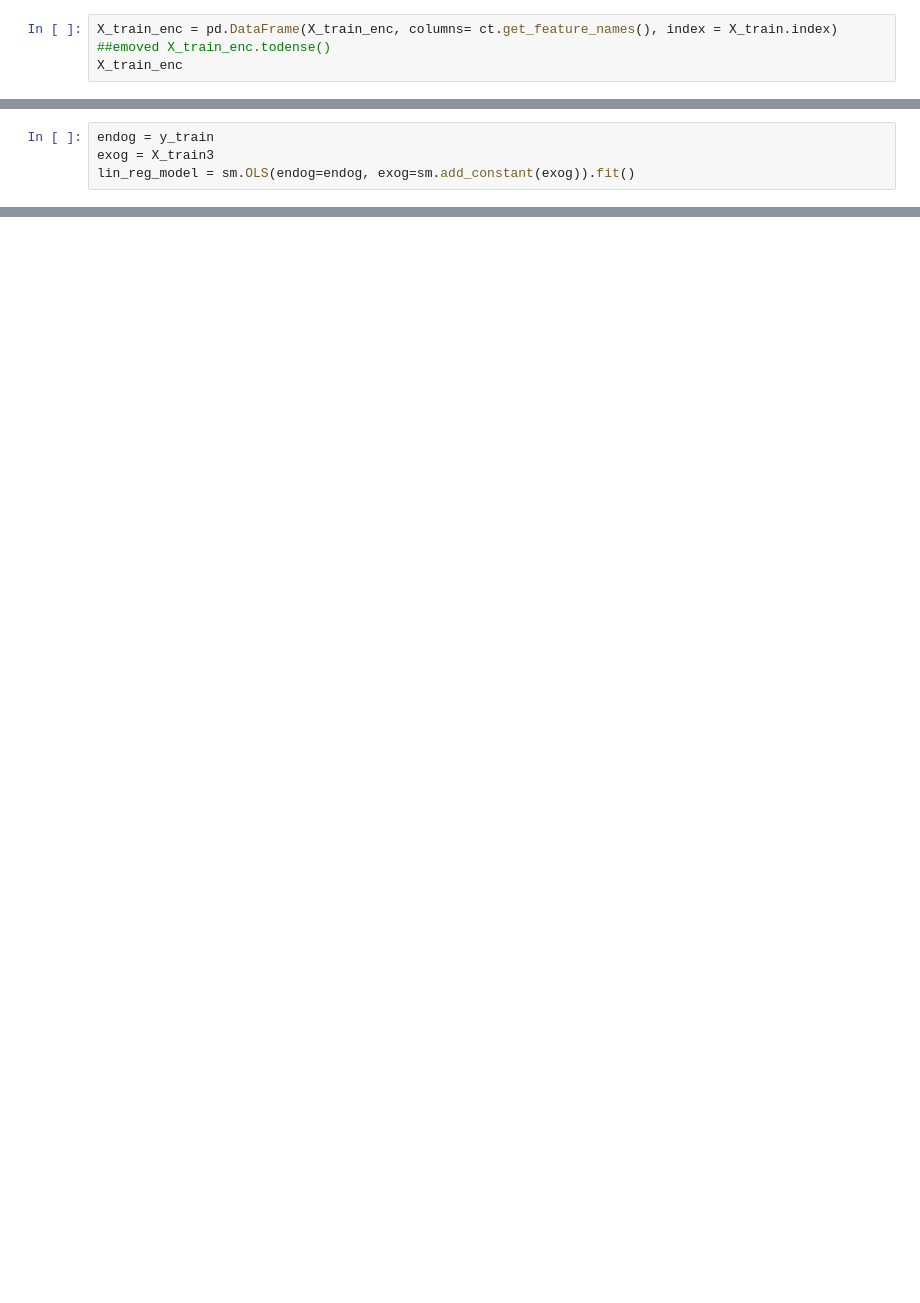
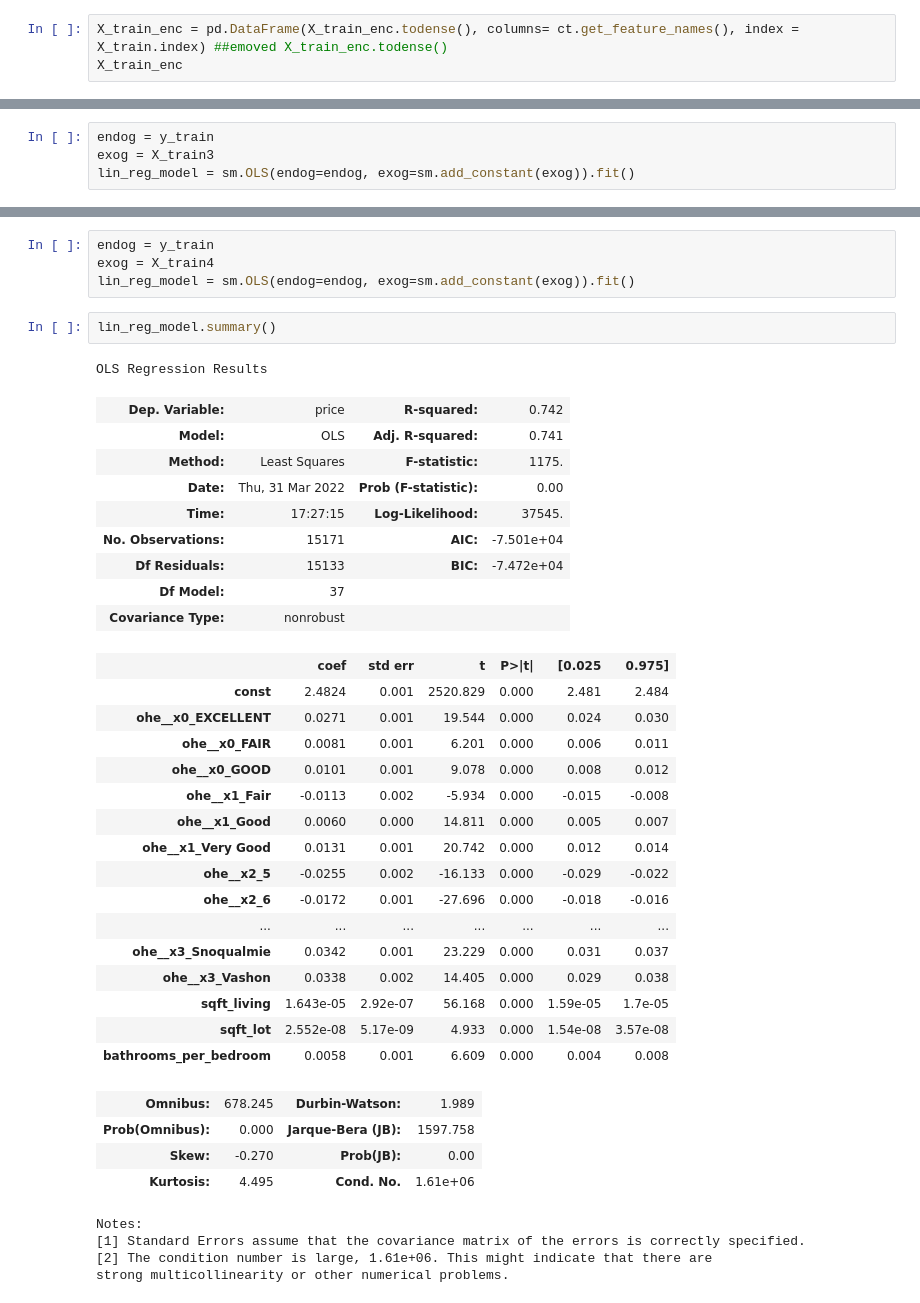
Before and after one commit to aliceagrawal/King-County-House-Sales, a Jupyter notebook: Model Building.ipynb, the cells around one changed output, grey strips where cells are left out. Drawn from its saved outputs; the diff is of its cells as text; blank space fills up the shorter version.

```diff
--- a/Model Building.ipynb
+++ b/Model Building.ipynb
@@ -212,5 +192,5 @@ len(y_train)
 # %%
-X_train_enc = pd.DataFrame(X_train_enc, columns= ct.get_feature_names(), index = X_train.index) ##emoved X_train_enc.todense()
+X_train_enc = pd.DataFrame(X_train_enc.todense(), columns= ct.get_feature_names(), index = X_train.index) ##emoved X_train_enc.todense()
 X_train_enc
 # %% [output]
 |  | ohe__x0_EXCELLENT | ohe__x0_FAIR | ohe__x0_GOOD | ohe__x0_NONE | ohe__x1_Fair | ohe__x1_Good | ohe__x1_Poor | ... |
@@ -468,0 +684,41 @@ lin_reg_model.summary()
+# %%
+endog = y_train
+exog = X_train4
+lin_reg_model = sm.OLS(endog=endog, exog=sm.add_constant(exog)).fit()
+# %%
+lin_reg_model.summary()
+# %% [output]
+OLS Regression Results
+| Dep. Variable: | price | R-squared: | 0.742 |
+| Model: | OLS | Adj. R-squared: | 0.741 |
+| Method: | Least Squares | F-statistic: | 1175. |
+| Date: | Thu, 31 Mar 2022 | Prob (F-statistic): | 0.00 |
+| Time: | 17:27:15 | Log-Likelihood: | 37545. |
+| No. Observations: | 15171 | AIC: | -7.501e+04 |
+| Df Residuals: | 15133 | BIC: | -7.472e+04 |
+| Df Model: | 37 |  |  |
+| Covariance Type: | nonrobust |  |  |
+|  | coef | std err | t | P>|t| | [0.025 | 0.975] |
+| const | 2.4824 | 0.001 | 2520.829 | 0.000 | 2.481 | 2.484 |
+| ohe__x0_EXCELLENT | 0.0271 | 0.001 | 19.544 | 0.000 | 0.024 | 0.030 |
+| ohe__x0_FAIR | 0.0081 | 0.001 | 6.201 | 0.000 | 0.006 | 0.011 |
+| ohe__x0_GOOD | 0.0101 | 0.001 | 9.078 | 0.000 | 0.008 | 0.012 |
+| ohe__x1_Fair | -0.0113 | 0.002 | -5.934 | 0.000 | -0.015 | -0.008 |
+| ohe__x1_Good | 0.0060 | 0.000 | 14.811 | 0.000 | 0.005 | 0.007 |
+| ohe__x1_Very Good | 0.0131 | 0.001 | 20.742 | 0.000 | 0.012 | 0.014 |
+| ohe__x2_5 | -0.0255 | 0.002 | -16.133 | 0.000 | -0.029 | -0.022 |
+| ohe__x2_6 | -0.0172 | 0.001 | -27.696 | 0.000 | -0.018 | -0.016 |
+| ... | ... | ... | ... | ... | ... | ... |
+| ohe__x3_Snoqualmie | 0.0342 | 0.001 | 23.229 | 0.000 | 0.031 | 0.037 |
+| ohe__x3_Vashon | 0.0338 | 0.002 | 14.405 | 0.000 | 0.029 | 0.038 |
+| sqft_living | 1.643e-05 | 2.92e-07 | 56.168 | 0.000 | 1.59e-05 | 1.7e-05 |
+| sqft_lot | 2.552e-08 | 5.17e-09 | 4.933 | 0.000 | 1.54e-08 | 3.57e-08 |
+| bathrooms_per_bedroom | 0.0058 | 0.001 | 6.609 | 0.000 | 0.004 | 0.008 |
+| Omnibus: | 678.245 | Durbin-Watson: | 1.989 |
+| Prob(Omnibus): | 0.000 | Jarque-Bera (JB): | 1597.758 |
+| Skew: | -0.270 | Prob(JB): | 0.00 |
+| Kurtosis: | 4.495 | Cond. No. | 1.61e+06 |
+Notes:
+[1] Standard Errors assume that the covariance matrix of the errors is correctly specified.
+[2] The condition number is large, 1.61e+06. This might indicate that there are
+strong multicollinearity or other numerical problems.
```
Also changed, not shown: parts of 86 cells of this notebook, 2 other files.
